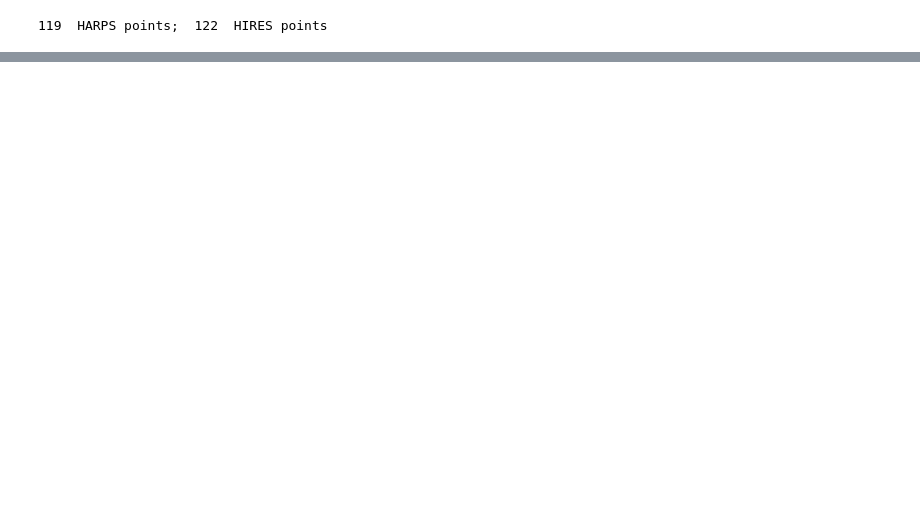
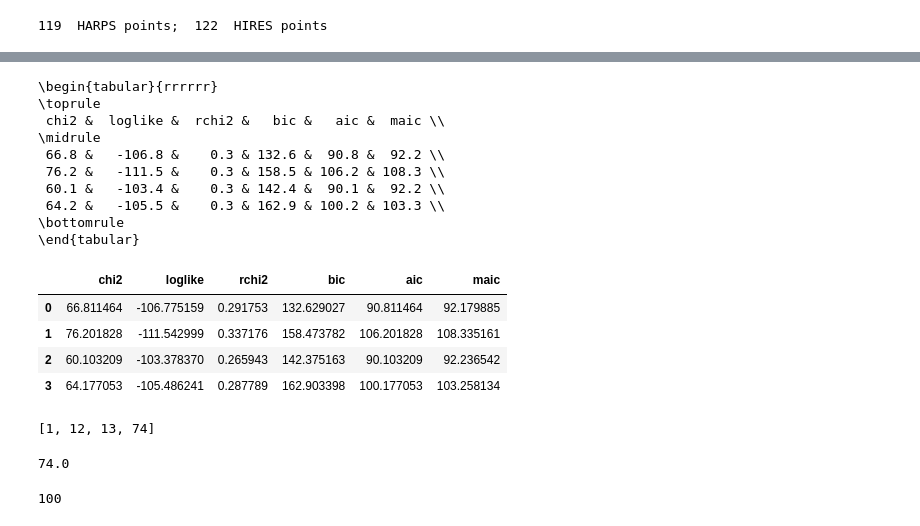
Before and after one commit to alchzh/astrostats, a Jupyter notebook: LAB4/fit.ipynb, the cells around one changed output, grey strips where cells are left out. Drawn from its saved outputs; the diff is of its cells as text; code cells hidden in the pictures; blank space fills up the shorter version.

```diff
--- a/LAB4/fit.ipynb
+++ b/LAB4/fit.ipynb
@@ -119,0 +667,27 @@ print chi2,loglike
+# %%
+num_planets = 6
+n = len(data)
+k = 3*num_planets
+chi2 = model_eval_6(data, fullfit_6(data)[0])[0]
+loglike = model_eval_6(data, fullfit_6(data)[0])[1]
+
+model_6planets = {
+    "chi2": chi2,
+    "loglike": loglike,
+    "rchi2": reduced_chi2(chi2, n, k),
+    "bic": BIC(chi2, n, k),
+    "aic": AIC(chi2, k),
+    "maic": mod_AIC(chi2, n, k)
+}
+
+chi2 = model_eval_6(crossval, fullfit_6(data)[0])[0]
+loglike = model_eval_6(crossval, fullfit_6(data)[0])[1]
+
+crossval_6 = {
+    "chi2": chi2,
+    "loglike": loglike,
+    "rchi2": reduced_chi2(chi2, n, k),
+    "bic": BIC(chi2, n, k),
+    "aic": AIC(chi2, k),
+    "maic": mod_AIC(chi2, n, k)
+}
@@ -119,0 +756,23 @@ print chi2,loglike
+# %%
+crossvalFits = pandas.DataFrame([crossval_4, crossval_5f, crossval_5g, crossval_6])
+print(crossvalFits.to_latex(index=False,
+                  formatters={"name": str.upper},
+                  float_format="{:.1f}".format,
+))
+crossvalFits
+# %% [output]
+\begin{tabular}{rrrrrr}
+\toprule
+ chi2 &  loglike &  rchi2 &   bic &   aic &  maic \\
+\midrule
+ 66.8 &   -106.8 &    0.3 & 132.6 &  90.8 &  92.2 \\
+ 76.2 &   -111.5 &    0.3 & 158.5 & 106.2 & 108.3 \\
+ 60.1 &   -103.4 &    0.3 & 142.4 &  90.1 &  92.2 \\
+ 64.2 &   -105.5 &    0.3 & 162.9 & 100.2 & 103.3 \\
+\bottomrule
+\end{tabular}
+|  | chi2 | loglike | rchi2 | bic | aic | maic |
+| 0 | 66.811464 | -106.775159 | 0.291753 | 132.629027 | 90.811464 | 92.179885 |
+| 1 | 76.201828 | -111.542999 | 0.337176 | 158.473782 | 106.201828 | 108.335161 |
+| 2 | 60.103209 | -103.378370 | 0.265943 | 142.375163 | 90.103209 | 92.236542 |
+| 3 | 64.177053 | -105.486241 | 0.287789 | 162.903398 | 100.177053 | 103.258134 |
@@ -119,0 +801,4 @@ print chi2,loglike
+# %%
+model_points
+# %% [output]
+[1, 12, 13, 74]
@@ -119,0 +807,12 @@ print chi2,loglike
+# %%
+odds_ratio
+# %% [output]
+74.0
+# %%
+X = np.linspace(1, 10, 10)
+out_loop = 100
+in_loop = 100
+kf = KFold(n_splits=out_loop, shuffle=True, random_state=3)
+kf.get_n_splits(data)
+# %% [output]
+100
```
Also changed, not shown: parts of 38 cells of this notebook, 3 other files.
